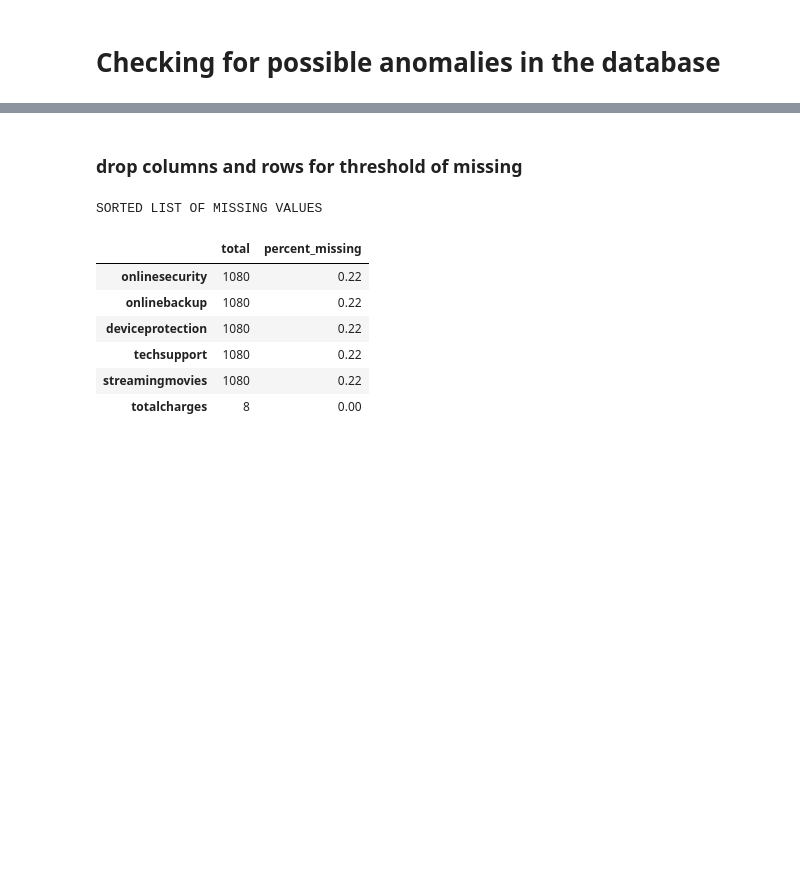
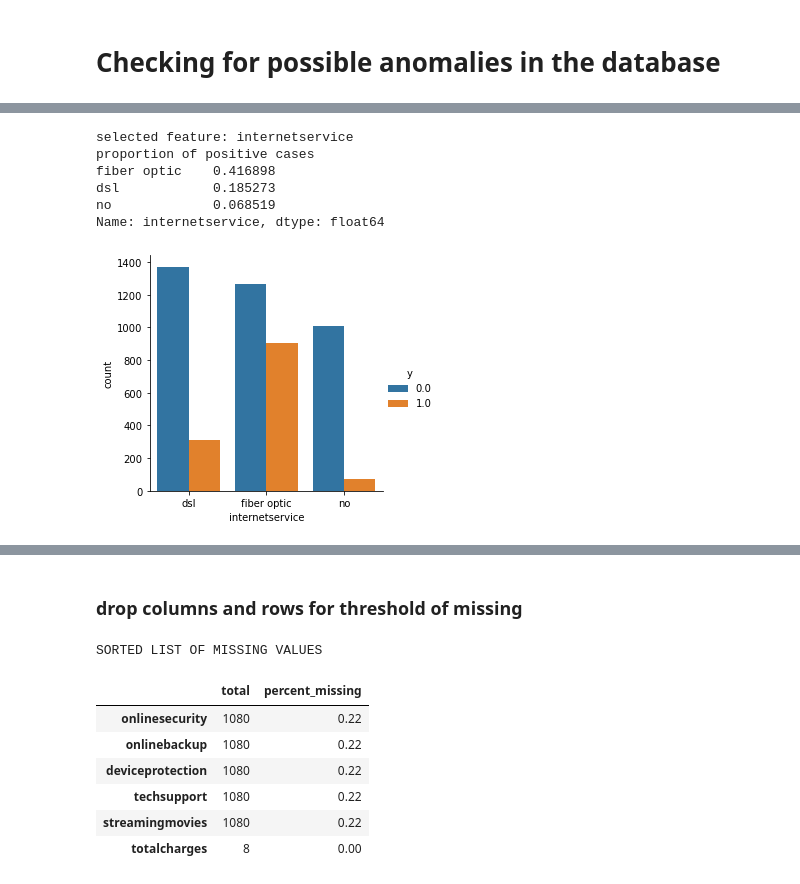
Before and after one commit to Franklin-oliveira/churn, a Jupyter notebook: notebooks/03_eda_cleansing.ipynb, the cells around one changed output, grey strips where cells are left out. Saved outputs shown, nothing was run; the diff lists cells and outputs as text; code cells hidden in the pictures; blank space fills up the shorter version.

```diff
--- a/notebooks/03_eda_cleansing.ipynb
+++ b/notebooks/03_eda_cleansing.ipynb
@@ -183,0 +373,11 @@ data.describe()
+# %%
+feature = cat_list[1]
+get_cat_vis(data, feature, y_train['y'])
+# %% [output]
+selected feature: internetservice
+proportion of positive cases
+fiber optic    0.416898
+dsl            0.185273
+no             0.068519
+Name: internetservice, dtype: float64
+[figure, added]
```
Also changed, not shown: parts of 63 cells of this notebook, 19 other files.
